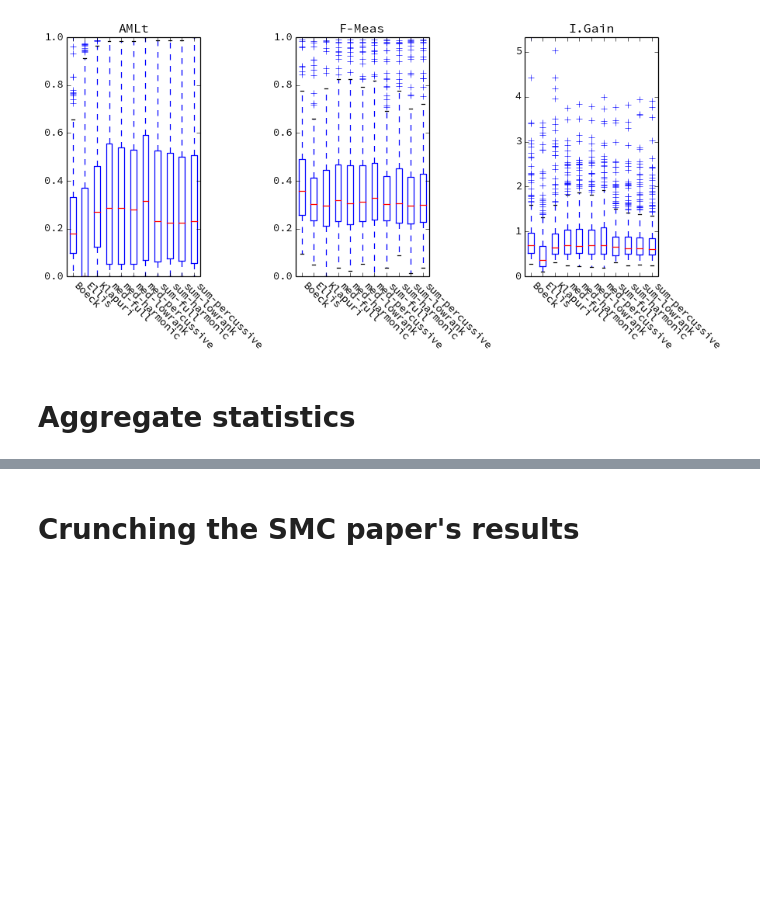
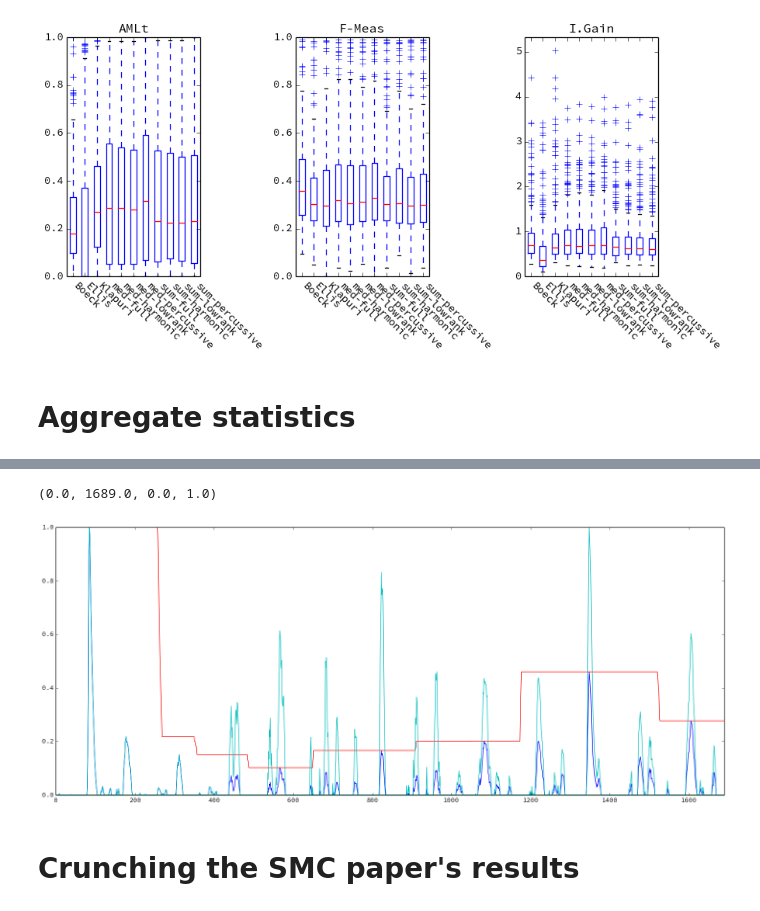
Before and after one commit to bmcfee/beat_onset, a Jupyter notebook: code/ICASSP2013 - Beat tracking.ipynb, the cells around one changed output, grey strips where cells are left out. Saved outputs shown, nothing was run; the diff lists cells and outputs as text; code cells hidden in the pictures; blank space fills up the shorter version.

```diff
--- a/code/ICASSP2013 - Beat tracking.ipynb
+++ b/code/ICASSP2013 - Beat tracking.ipynb
@@ -323,3 +335,13 @@ tight_layout()
+# %%
+o1 = odf_med(librosa.logamplitude(S))
+plot(o1)
+plot(scipy.ndimage.minimum_filter1d(o1, int(1.0 * sr / 64.0), mode='constant'))
+plot(scipy.ndimage.maximum_filter1d(o1, int(1.0 * sr / 64.0), mode='constant'))
+plot(odf_med_local(librosa.logamplitude(S)))
+axis('tight')
+# %% [output]
+(0.0, 1689.0, 0.0, 1.0)
+[figure, added]
 # %% [markdown]
 # Crunching the SMC paper's results
 # %%
```
Also changed, not shown: parts of 14 cells of this notebook, 1 other file.
